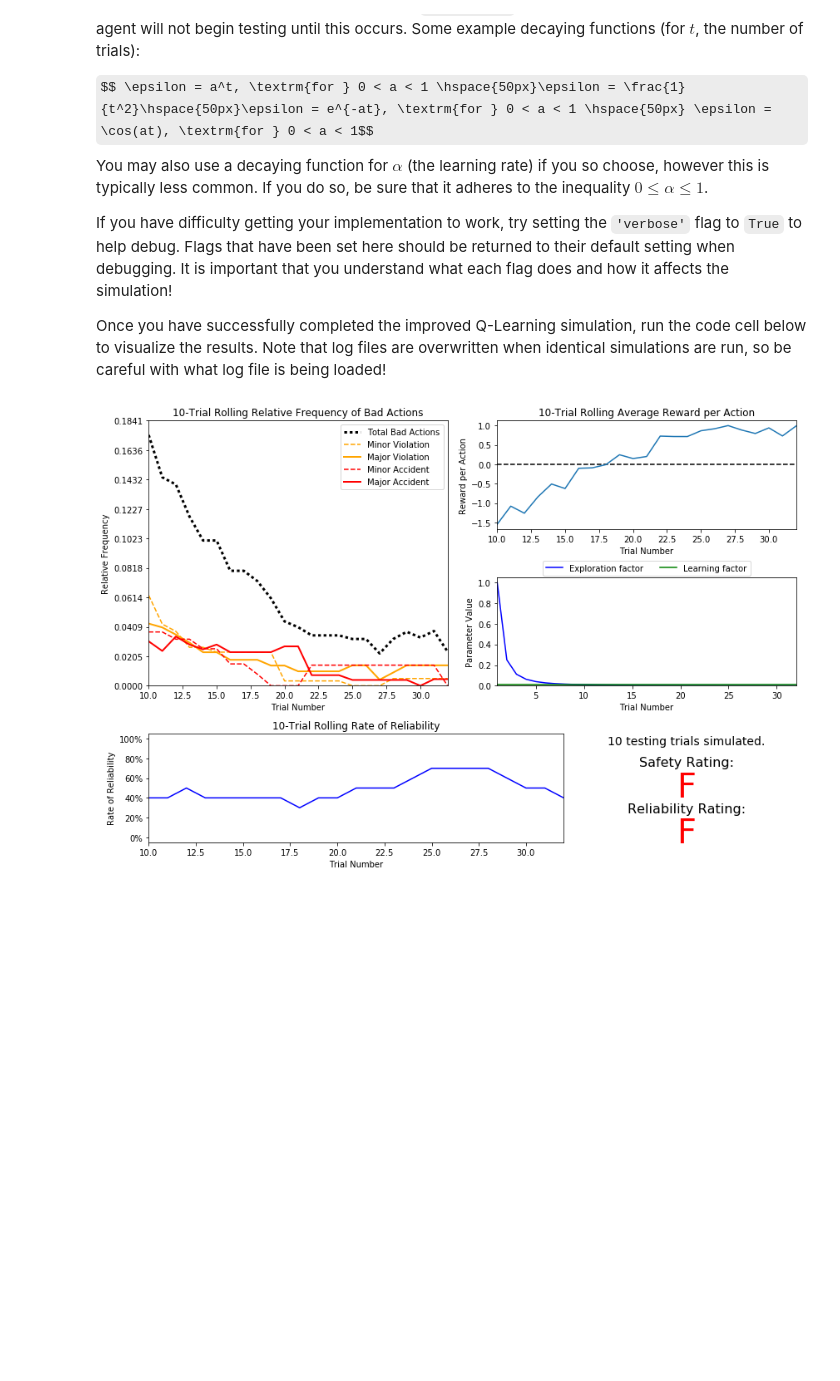
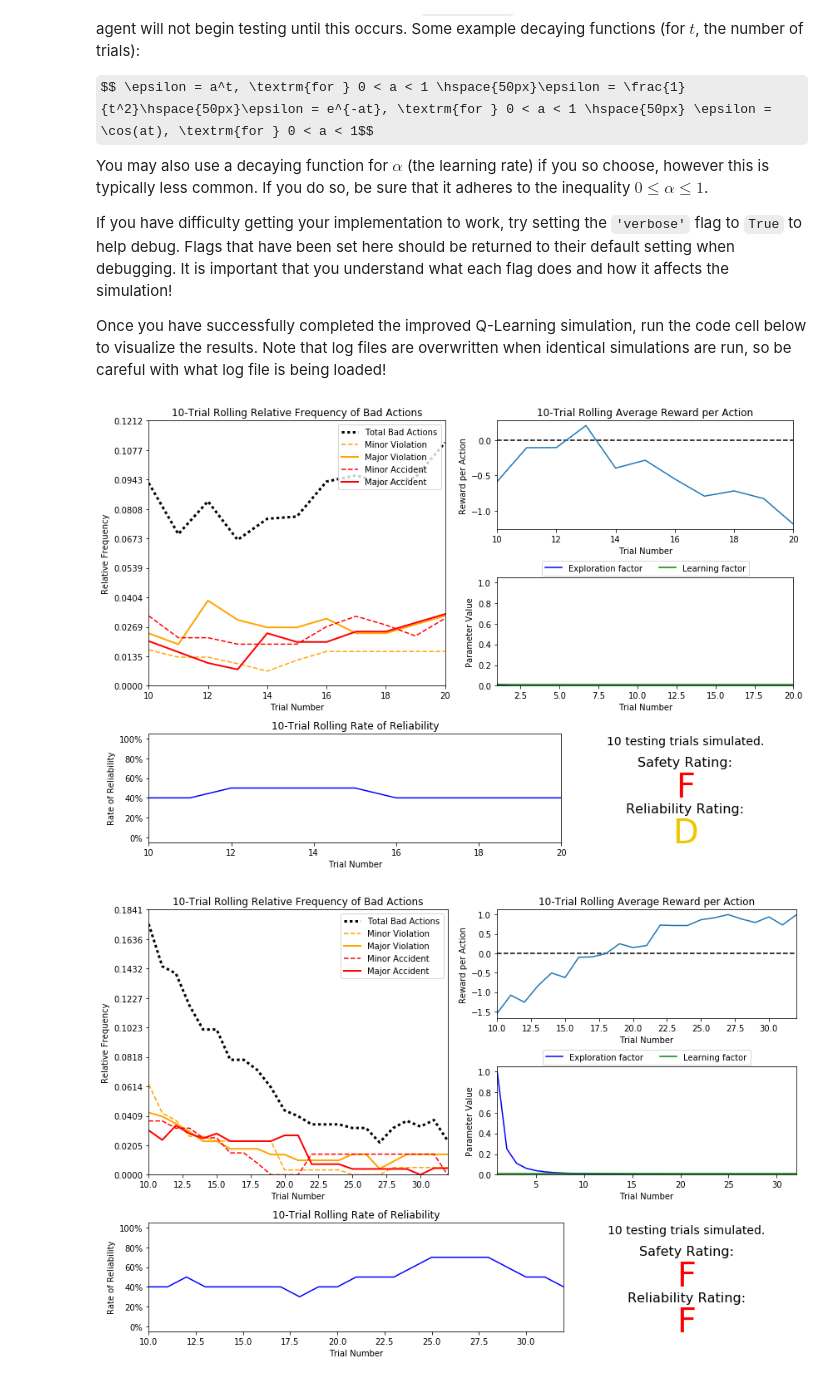
Before and after one commit to encomp/machine-learning, a Jupyter notebook: projects/smartcab/smartcab.ipynb, the cells around one changed output. Saved outputs shown, nothing was run; the diff lists cells and outputs as text; code cells hidden in the pictures; some formulas as TeX source; blank space fills up the shorter version.

```diff
--- a/projects/smartcab/smartcab.ipynb
+++ b/projects/smartcab/smartcab.ipynb
@@ -257,6 +257,13 @@ You may also use a decaying function for $\alpha$ (the learning rate) if you so
 If you have difficulty getting your implementation to work, try setting the `'verbose'` flag to `True` to help debug. Flags that have been set here should be returned to their default setting when debugging. It is important that you understand what each flag does and how it affects the simulation!
 
 Once you have successfully completed the improved Q-Learning simulation, run the code cell below to visualize the results. Note that log files are overwritten when identical simulations are run, so be careful with what log file is being loaded!
+# %%
+# epsilon = self.alpha ** self.trial
+# tolerance=0.001
+# alpha=0.01
+vs.plot_trials('sim_improved-learning.csv')
+# %% [output]
+[figure, added]
 # %%
 # epsilon = 1.0 / (self.trial ** 2)
 vs.plot_trials('sim_improved-learning.csv')
```
Also changed, not shown: 1 other file.
